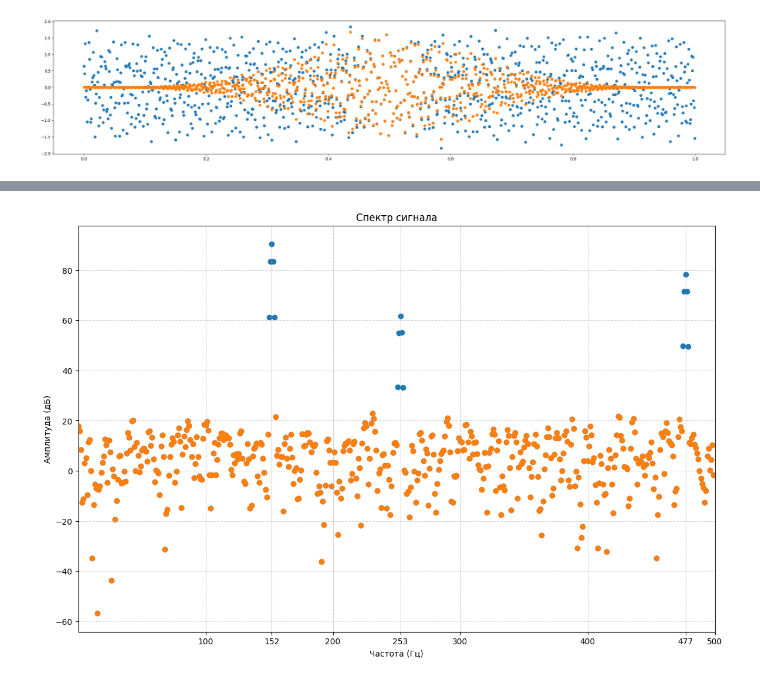
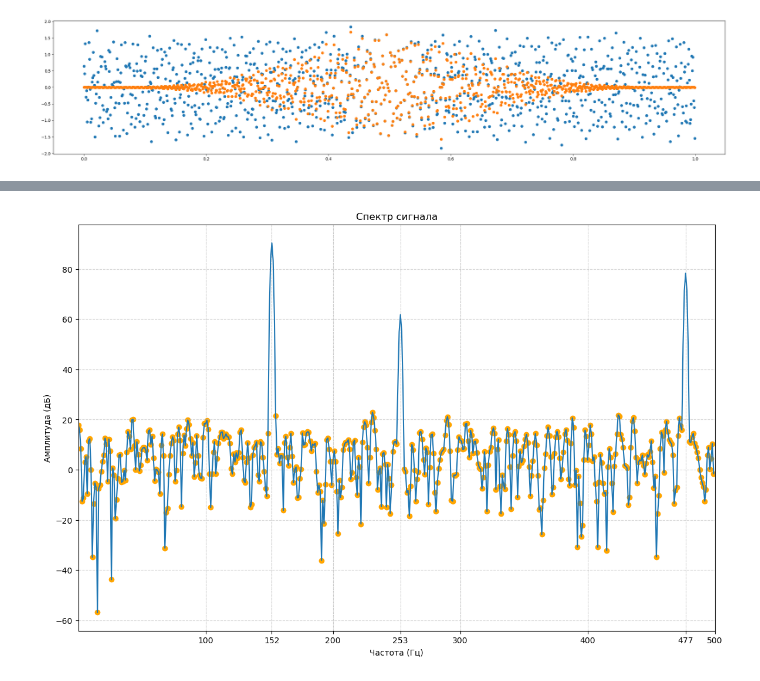
Before and after one commit to GordStep/Python-Mathematical-modeling-methods, a Jupyter notebook: source/lab_3_2.ipynb, the cells around one changed output, grey strips where cells are left out. Cells and saved outputs as stored; diff of their text form; code cells hidden in the pictures.

```diff
--- a/source/lab_3_2.ipynb
+++ b/source/lab_3_2.ipynb
@@ -98,27 +98,27 @@ np.float64(3.2686019298003255)
 # %%
 # Построение графика
 fig, ax = plt.subplots(figsize=(14, 9))
-plt.scatter(f, A) #если нужен линейный X
-plt.scatter(f_n, noise) #если нужен линейный X
+plt.plot(f, A) #если нужен линейный X
+plt.scatter(f_n, noise, color='orange') #если нужен линейный X
 # Часто используют линейную шкалу по X, но логарифмическую по Y.
 # Уточните у преподавателя: "частота [Гц] — амплитуда в логарифмическом масштабе"
 # обычно означает semilogy (ось Y логарифмическая), но часто делают и log-log.
 # Правильнее всего: plt.plot(freqs, magnitude_db);
 # Тогда X - линейный, Y - в дБ (логарифмическая мера).
 
 plt.xlabel('Частота (Гц)')
 plt.ylabel('Амплитуда (дБ)')
 plt.title('Спектр сигнала')
 plt.grid(True, which='both', linestyle='--', alpha=0.5)
 
 
 data_x = [100, 152, 200, 253, 300, 400, 477, 500]
 for x in data_x:
     ax.axvline(x=x, color='gray', linestyle='--', linewidth=0.5, alpha=0.3)
 
 plt.xticks(ticks=data_x, labels=data_x)
 
 plt.xlim(0, 1000/2)  # Ограничиваем частотой Найквиста (500 Гц)
 plt.show()
 # %% [output]
-[figure, old version]
+[figure, new version]
```
Also changed, not shown: parts of 2 cells of this notebook, 2 other files.
